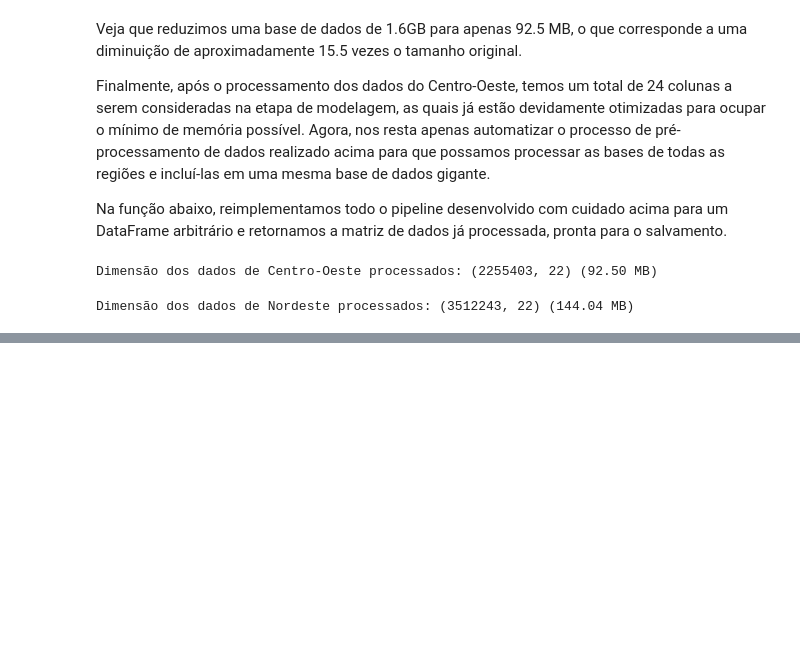
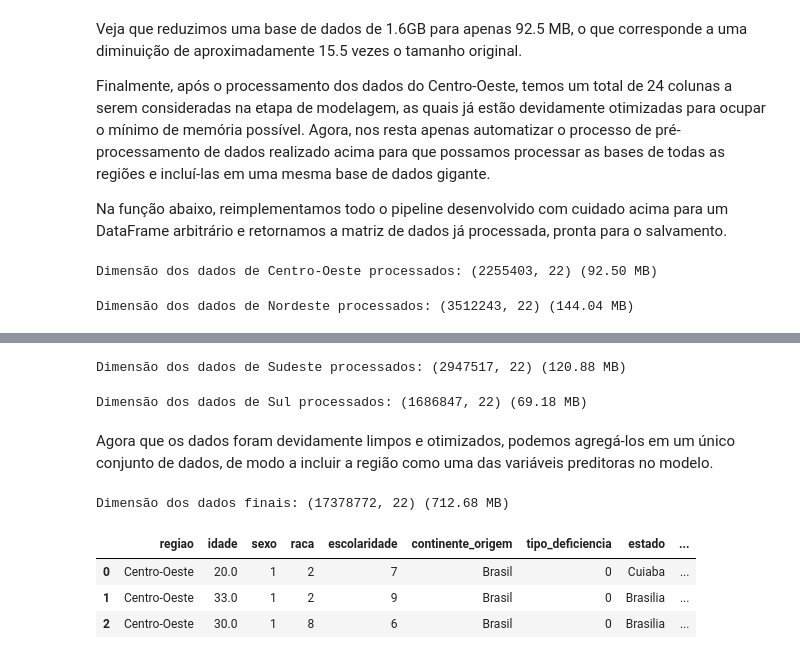
Before and after one commit to nhilariosilva/rais_analysis, a Jupyter notebook: Rais - Limpeza dados.ipynb, the cells around one changed output, grey strips where cells are left out. Drawn from its saved outputs; the diff is of its cells as text; code cells hidden in the pictures; blank space fills up the shorter version.

Commit message:
Data processing update. Start modeling ASAP

```diff
--- a/Rais - Limpeza dados.ipynb
+++ b/Rais - Limpeza dados.ipynb
@@ -1035,4 +1054,39 @@ df_sudeste_final.to_parquet("sudeste_processado.parquet")
+# %%
+df_sudeste_2 = pd.read_csv("2024/sudeste_natan2024_2.txt")
+df_sudeste_2_final = preprocess_region(df_sudeste_2, "Sudeste")
+df_sudeste_2_final.to_parquet("2024_processado/sudeste_processado_2.parquet")
+# %% [output]
+Dimensão dos dados de Sudeste processados: (2947517, 22) (120.88 MB)
 # %%
 df_sul = pd.read_csv("2024/sul_natan2024.txt")
 df_sul_final = preprocess_region(df_sul, "Sul")
-df_sul_final.to_parquet("sul_processado.parquet")
+df_sul_final.to_parquet("2024_processado/sul_processado.parquet")
+# %% [output]
+Dimensão dos dados de Sul processados: (1686847, 22) (69.18 MB)
+# %% [markdown]
+Agora que os dados foram devidamente limpos e otimizados, podemos agregá-los em um único conjunto de dados, de modo a incluir a região como uma das variáveis preditoras no modelo.
+# %%
+df_centrooeste = pd.read_parquet("2024_processado/centrooeste_processado.parquet")
+df_nordeste = pd.read_parquet("2024_processado/nordeste_processado.parquet")
+df_norte = pd.read_parquet("2024_processado/norte_processado.parquet")
+df_sudeste_0 = pd.read_parquet("2024_processado/sudeste_processado_0.parquet")
+df_sudeste_1 = pd.read_parquet("2024_processado/sudeste_processado_1.parquet")
+df_sudeste_2 = pd.read_parquet("2024_processado/sudeste_processado_2.parquet")
+df_sul = pd.read_parquet("2024_processado/sul_processado.parquet")
+# %%
+df_final = pd.concat([df_centrooeste, df_nordeste, df_norte, df_sudeste_0, df_sudeste_1, df_sudeste_2, df_sul], axis = 0)
+# After concatenating all datasets, rerun the optimization process
+df_final = optimize_memory_categories_rais(df_final)
+
+memory_mb = df_final.memory_usage(deep=True).sum() / 1024**2
+print("Dimensão dos dados finais: {} ({:.2f} MB)".format(df_final.shape, memory_mb))
+# %% [output]
+Dimensão dos dados finais: (17378772, 22) (712.68 MB)
+# %%
+pd.set_option('display.max_columns', None)
+df_final.head(3)
+# %% [output]
+|  | regiao | idade | sexo | raca | escolaridade | continente_origem | tipo_deficiencia | estado | ... |
+| 0 | Centro-Oeste | 20.0 | 1 | 2 | 7 | Brasil | 0 | Cuiaba | ... |
+| 1 | Centro-Oeste | 33.0 | 1 | 2 | 9 | Brasil | 0 | Brasilia | ... |
+| 2 | Centro-Oeste | 30.0 | 1 | 8 | 6 | Brasil | 0 | Brasilia | ... |
```
Also changed, not shown: parts of 10 cells of this notebook, 1 other file.
